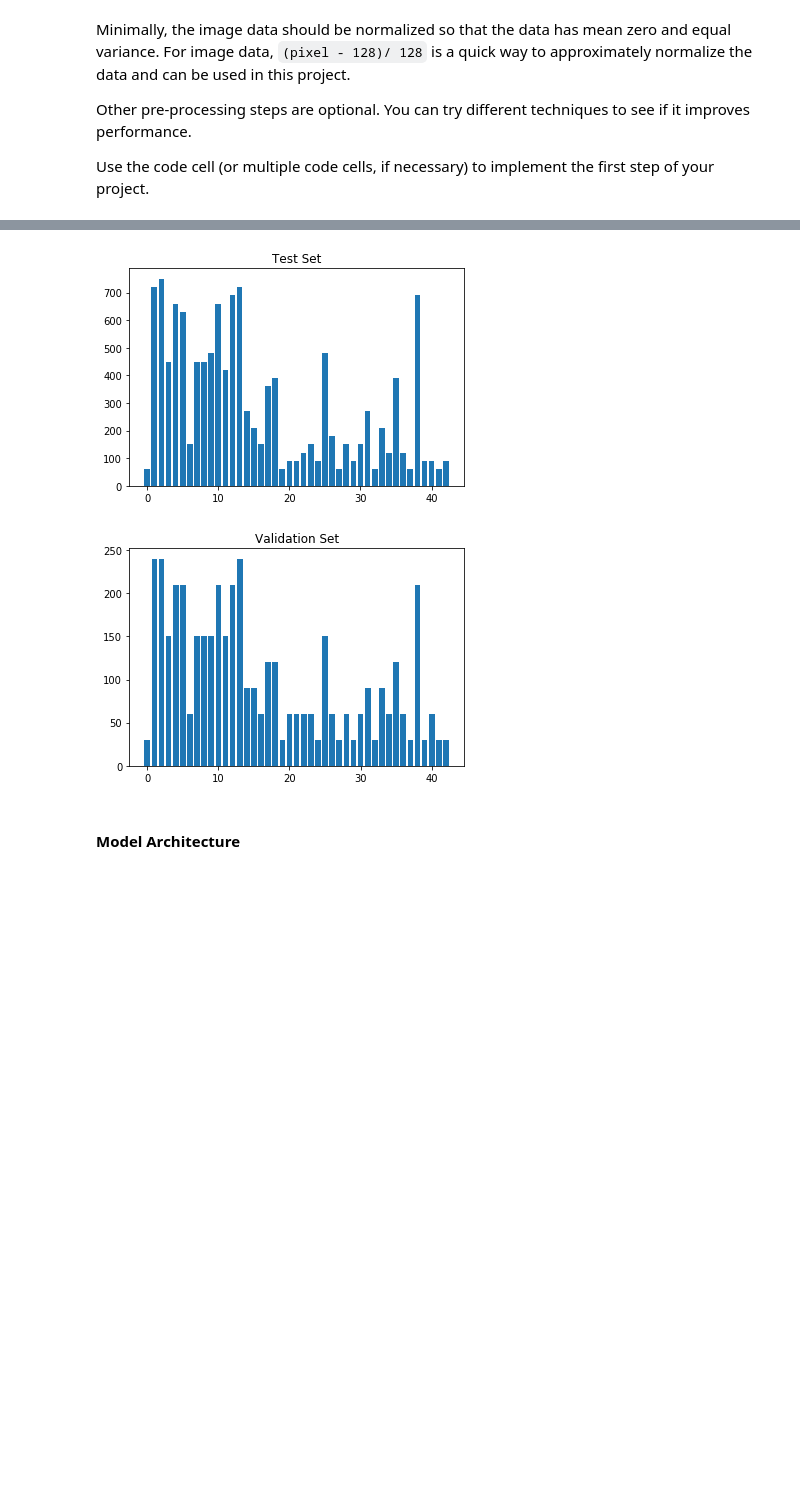
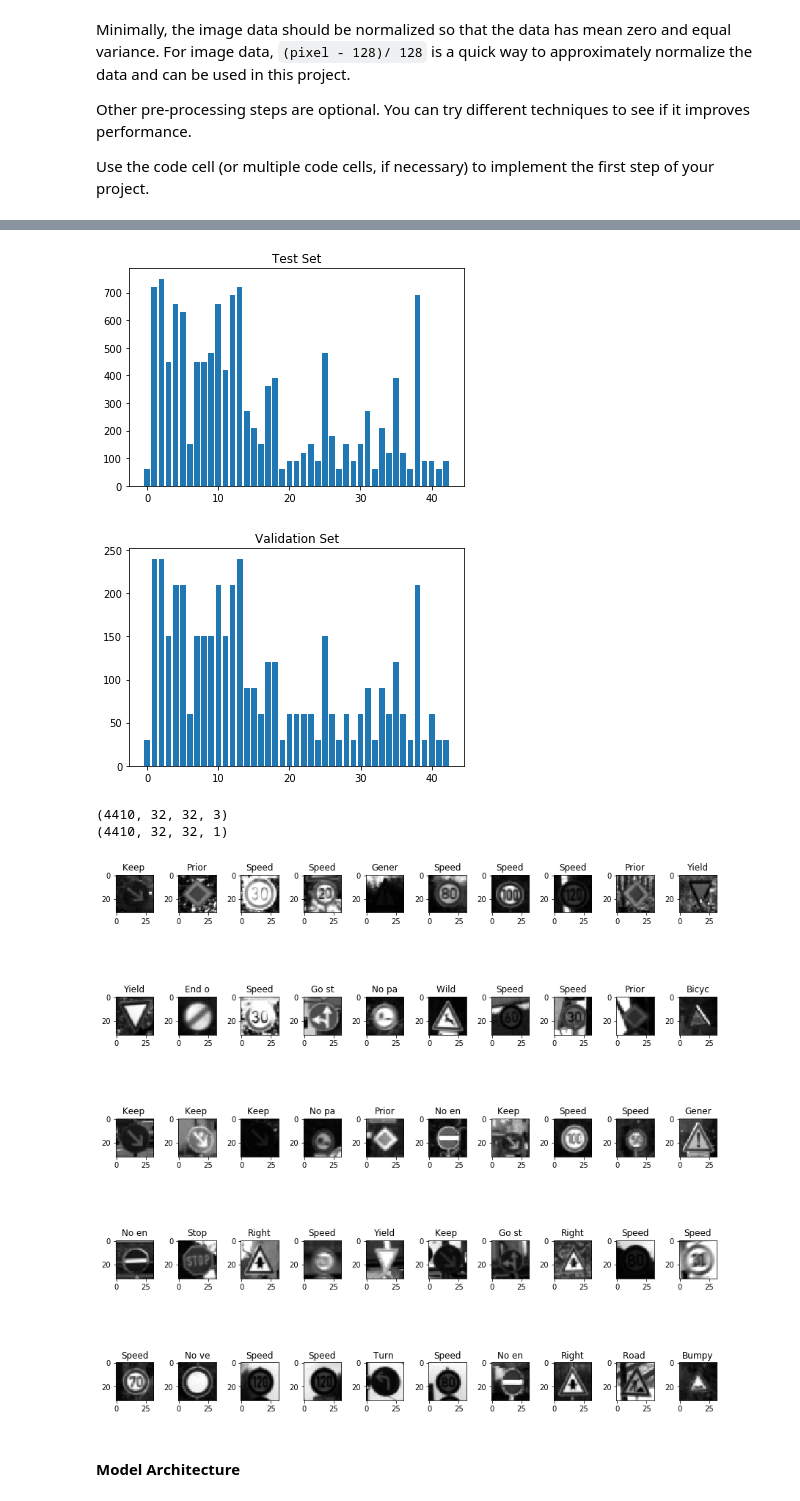
Before and after one commit to zhuangh/CarND-Traffic-Sign-Classifier-Project, a Jupyter notebook: Traffic_Sign_Classifier.ipynb, the cells around one changed output, grey strips where cells are left out. Drawn from its saved outputs; the diff is of its cells as text; code cells hidden in the pictures; blank space fills up the shorter version.

```diff
--- a/Traffic_Sign_Classifier.ipynb
+++ b/Traffic_Sign_Classifier.ipynb
@@ -185,40 +181,70 @@ Use the code cell (or multiple code cells, if necessary) to implement the first
 # %%
 ### Preprocess the data here. It is required to normalize the data. Other preprocessing steps could include
 ### converting to grayscale, etc.
 ### Feel free to use as many code cells as needed.
+import tensorflow as tf
+from math import ceil
+from sklearn.utils import shuffle
+import cv2
 
 # check the distributions of the labels among three subsets of the dataset.
 uni_train, c_train = np.unique(y_train, return_counts=True)
 plt.bar(uni_train, c_train)
 plt.title("Train Set")
 plt.show()
 #
 uni_test, c_test = np.unique(y_test, return_counts=True)
 plt.bar(uni_test, c_test)
 plt.title("Test Set")
 plt.show()
 #
 uni_valid, c_valid = np.unique(y_valid, return_counts=True)
 plt.bar(uni_valid, c_valid)
 plt.title("Validation Set")
 plt.show()
 
-import tensorflow as tf
-from math import ceil
-from sklearn.utils import shuffle
+def imageToGray(img):
+    yCrCb = cv2.cvtColor(img, cv2.COLOR_RGB2YCrCb)
+    #print(yCrCb)
+    #return cv2.cvtColor(img, cv2.COLOR_RGB2GRAY)
+    gray_val = yCrCb[:,:,0]
+    normalized = (gray_val - 128) / 128
+    return  np.resize(normalized, (32, 32, 1))
+    #return np.resize(cv2.cvtColor(img, cv2.COLOR_RGB2GRAY), (32,32,1))
+
+def imagesToGray(images):
+    ret = []
+    for img in images:
+        ret.append(imageToGray(img))
+    return np.array(ret)
 
 # Convert to grayscale
-X_train_rgb = X_train
-X_train_gray = np.sum(X_train/3, axis=3, keepdims=True)
+#X_train_rgb = X_train
+X_train_gray = np.sum(X_train_rgb/3, axis=3, keepdims=True)
+#X_train_gray = imagesToGray(X_train_rgb)
+#X_test_rgb = X_test
+X_test_gray = np.sum(X_test_rgb/3, axis=3, keepdims=True)
+#X_test_gray = imagesToGray(X_test_rgb)
+#X_valid_rgb = X_valid
+X_valid_gray = np.sum(X_valid_rgb/3, axis=3, keepdims=True)
+#X_valid_gray = imagesToGray(X_valid_rgb)
+print(X_valid_rgb.shape)
+print(X_valid_gray.shape)
 
-X_test_rgb = X_test
-X_test_gray = np.sum(X_test/3, axis=3, keepdims=True)
+images_gray = {}
+labels_gray = {}
+for i in range(plt_sz):
+    index = random.randint(0, n_train-1)
+    labels_gray[i] = label_name[y_train[index]][1].decode('ascii')
+    images_gray[i] = X_train_gray[index]
 
-X_valid_rgb = X_valid
-X_valid_gray = np.sum(X_valid/3, axis=3, keepdims=True)
+plot_sign_images(images_gray, int(plt_sz/plt_per_line), plt_per_line , labels_gray, cmap='gray')
 # %% [output]
 [figure]
 [figure]
 [figure]
+(4410, 32, 32, 3)
+(4410, 32, 32, 1)
+[figure, added]
 # %% [markdown]
 #### Model Architecture
```
Also changed, not shown: parts of 16 cells of this notebook, 1 other file.
